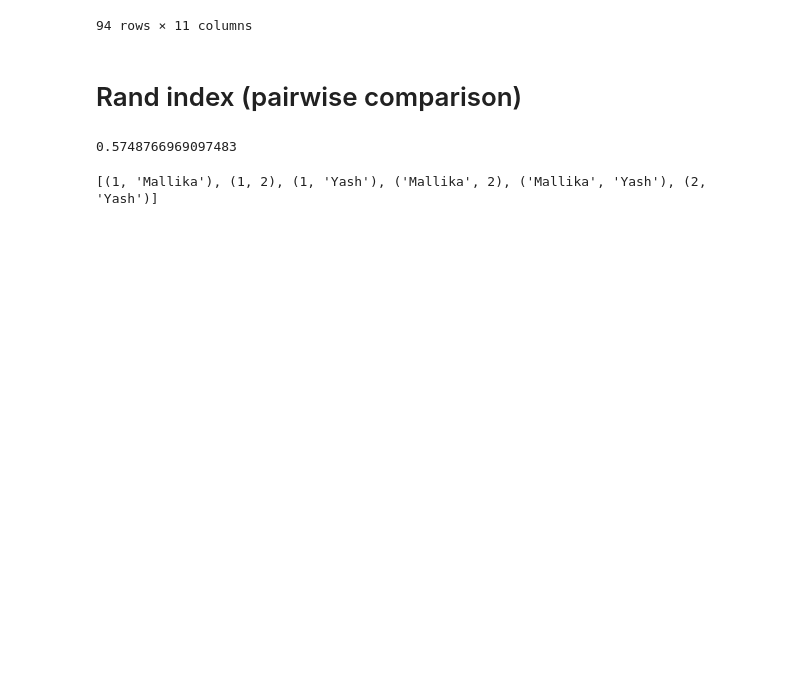
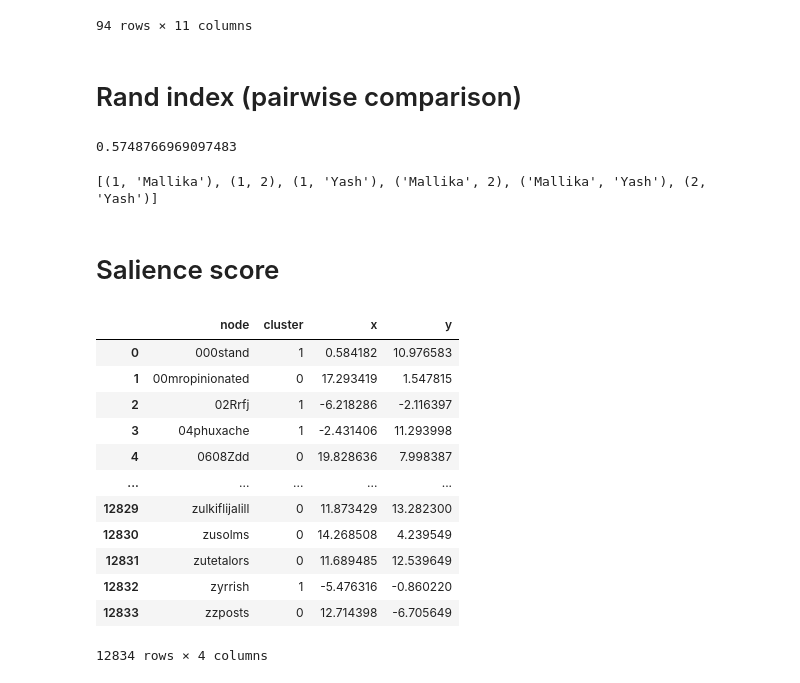
Before and after one commit to Dededon/COVID_Twitter, a Jupyter notebook: evaluation_cluster.ipynb, the cells around one changed output. Saved outputs shown, nothing was run; the diff lists cells and outputs as text; code cells hidden in the pictures; blank space fills up the shorter version.

```diff
--- a/evaluation_cluster.ipynb
+++ b/evaluation_cluster.ipynb
@@ -115,3 +115,23 @@ pair_order_list = itertools.combinations(lst,2)
 print (list(pair_order_list))
 # %% [output]
 [(1, 'Mallika'), (1, 2), (1, 'Yash'), ('Mallika', 2), ('Mallika', 'Yash'), (2, 'Yash')]
+# %% [markdown]
+# Salience score
+# %%
+pure_accumulated_hashtag_vaccine_result = pd.read_csv('results\pure_accunulated_hashtag_feature.csv')
+# %%
+pure_accumulated_hashtag_vaccine_result
+# %% [output]
+|  | node | cluster | x | y |
+| 0 | 000stand | 1 | 0.584182 | 10.976583 |
+| 1 | 00mropinionated | 0 | 17.293419 | 1.547815 |
+| 2 | 02Rrfj | 1 | -6.218286 | -2.116397 |
+| 3 | 04phuxache | 1 | -2.431406 | 11.293998 |
+| 4 | 0608Zdd | 0 | 19.828636 | 7.998387 |
+| ... | ... | ... | ... | ... |
+| 12829 | zulkiflijalill | 0 | 11.873429 | 13.282300 |
+| 12830 | zusolms | 0 | 14.268508 | 4.239549 |
+| 12831 | zutetalors | 0 | 11.689485 | 12.539649 |
+| 12832 | zyrrish | 1 | -5.476316 | -0.860220 |
+| 12833 | zzposts | 0 | 12.714398 | -6.705649 |
+12834 rows × 4 columns
```
Also changed, not shown: 3 other files.
